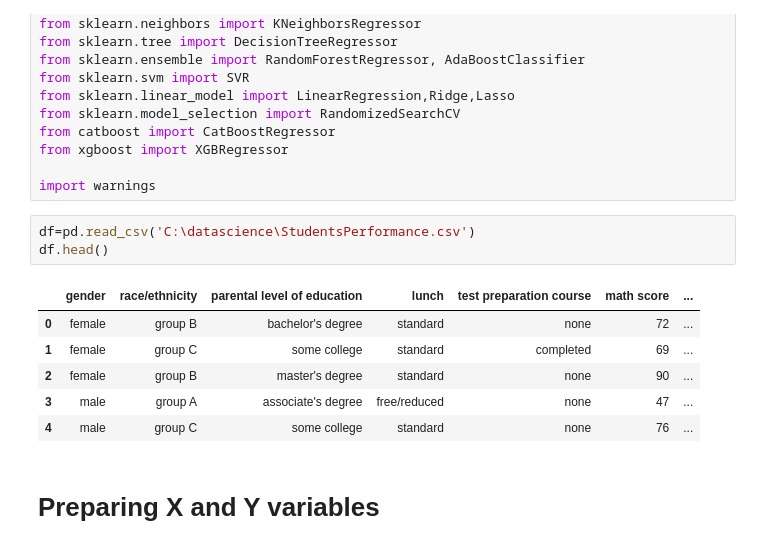
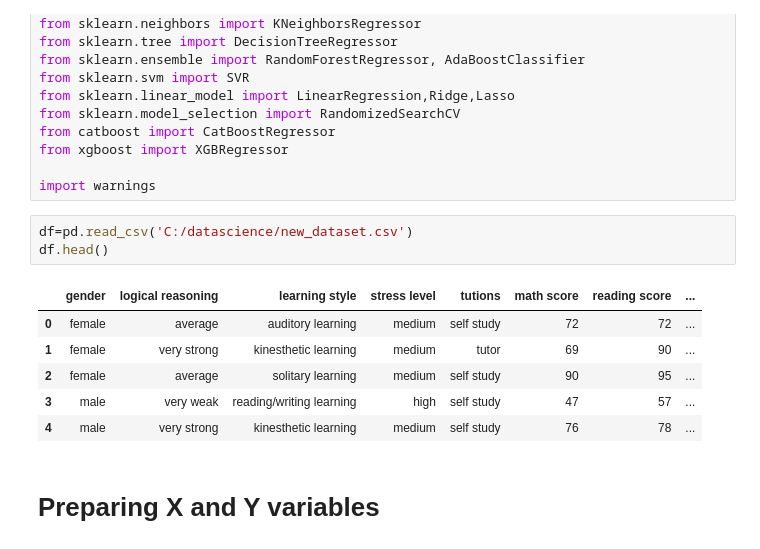
Before and after one commit to DeepakBlesson/MLpro, a Jupyter notebook: src/notebook/data/ModelTraining.ipynb, the cells around one changed output. Drawn from its saved outputs; the diff is of its cells as text.

```diff
--- a/src/notebook/data/ModelTraining.ipynb
+++ b/src/notebook/data/ModelTraining.ipynb
@@ -17,15 +17,15 @@ from xgboost import XGBRegressor
 
 import warnings
 # %%
-df=pd.read_csv('C:\datascience\StudentsPerformance.csv')
+df=pd.read_csv('C:/datascience/new_dataset.csv')
 df.head()
 # %% [output]
-|  | gender | race/ethnicity | parental level of education | lunch | test preparation course | math score | ... |
-| 0 | female | group B | bachelor's degree | standard | none | 72 | ... |
-| 1 | female | group C | some college | standard | completed | 69 | ... |
-| 2 | female | group B | master's degree | standard | none | 90 | ... |
-| 3 | male | group A | associate's degree | free/reduced | none | 47 | ... |
-| 4 | male | group C | some college | standard | none | 76 | ... |
+|  | gender | logical reasoning | learning style | stress level | tutions | math score | reading score | ... |
+| 0 | female | average | auditory learning | medium | self study | 72 | 72 | ... |
+| 1 | female | very strong | kinesthetic learning | medium | tutor | 69 | 90 | ... |
+| 2 | female | average | solitary learning | medium | self study | 90 | 95 | ... |
+| 3 | male | very weak | reading/writing learning | high | self study | 47 | 57 | ... |
+| 4 | male | very strong | kinesthetic learning | medium | self study | 76 | 78 | ... |
 # %% [markdown]
 # Preparing X and Y variables
 # %%
```
Also changed, not shown: parts of 5 cells of this notebook, 25 other files.
